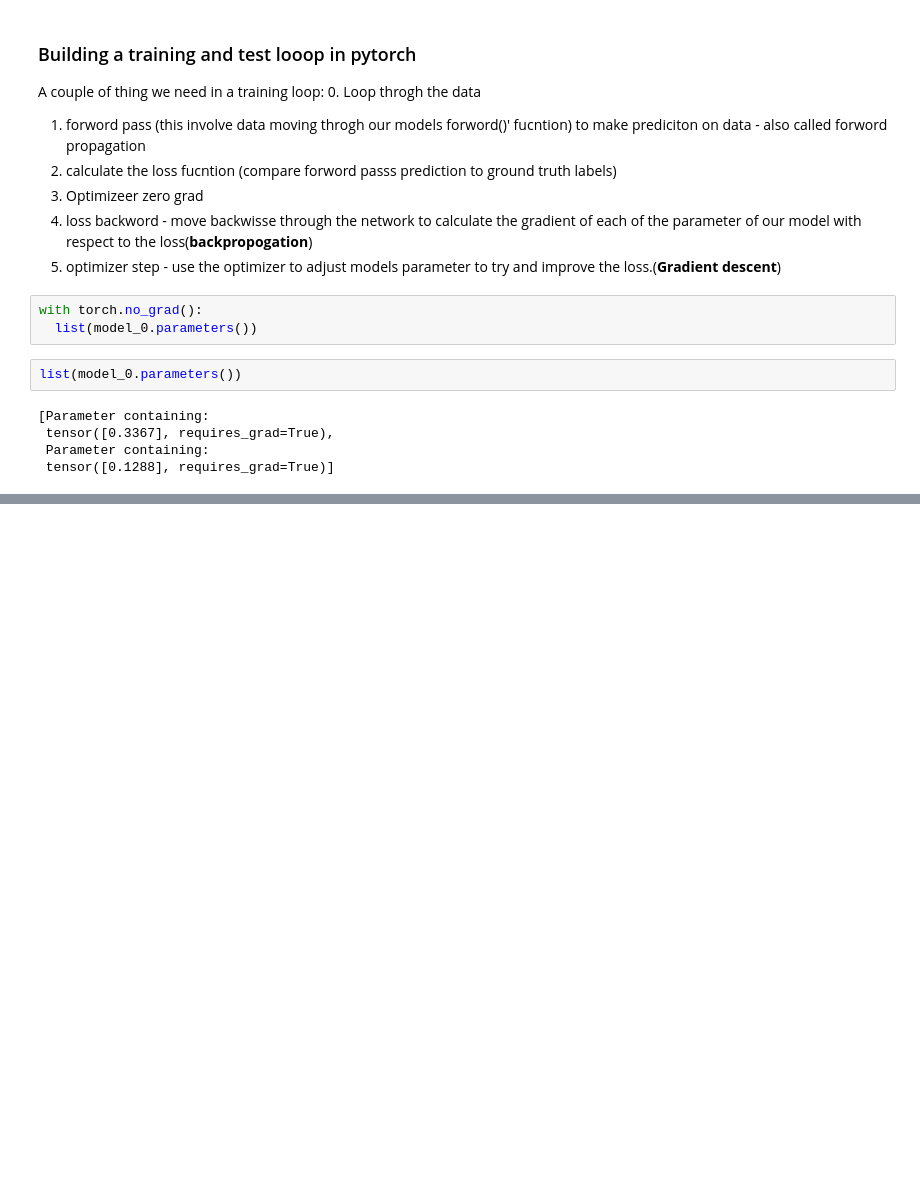
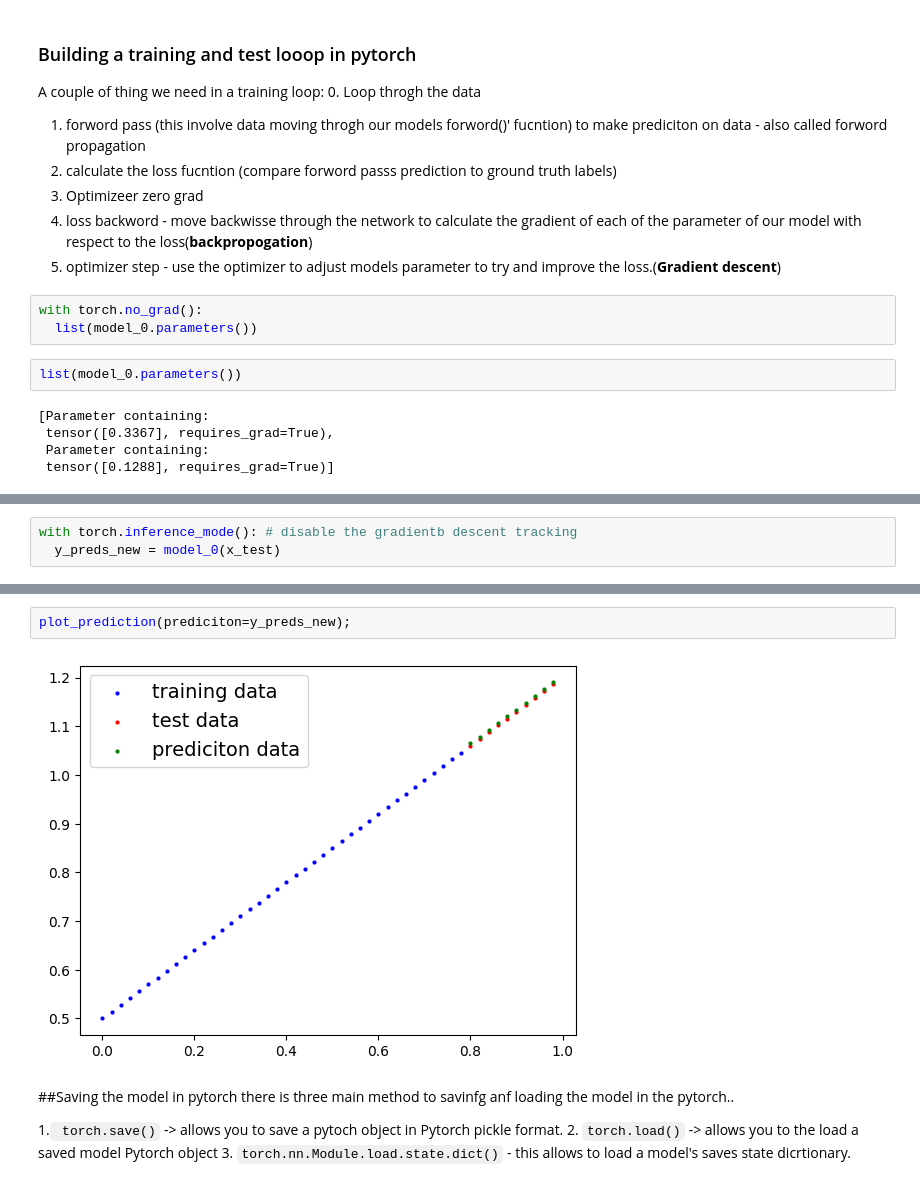
Before and after one commit to ayush2281/Pytorch-for-ML-DL-, a Jupyter notebook: Chapter_01_Pytorch_Workflow.ipynb, the cells around one changed output, grey strips where cells are left out. Drawn from its saved outputs; the diff is of its cells as text; blank space fills up the shorter version.

```diff
--- a/Chapter_01_Pytorch_Workflow.ipynb
+++ b/Chapter_01_Pytorch_Workflow.ipynb
@@ -356,0 +458,3 @@ for epochs in range(epochs):
+# %%
+with torch.inference_mode(): # disable the gradientb descent tracking
+  y_preds_new = model_0(x_test)
@@ -360,0 +469,11 @@ NameError: name 'weight' is not defined
+# %%
+plot_prediction(prediciton=y_preds_new);
+# %% [output]
+[figure, added]
+# %% [markdown]
+##Saving the model in pytorch
+there is three main method to savinfg anf loading the model in the pytorch..
+
+1.` torch.save()` -> allows you to save a  pytoch object in Pytorch pickle format.
+2. `torch.load()` -> allows you to the load a saved model Pytorch object
+3. `torch.nn.Module.load.state.dict()` - this allows to load a model's saves state dicrtionary.
```
Also changed, not shown: parts of 58 cells of this notebook.
